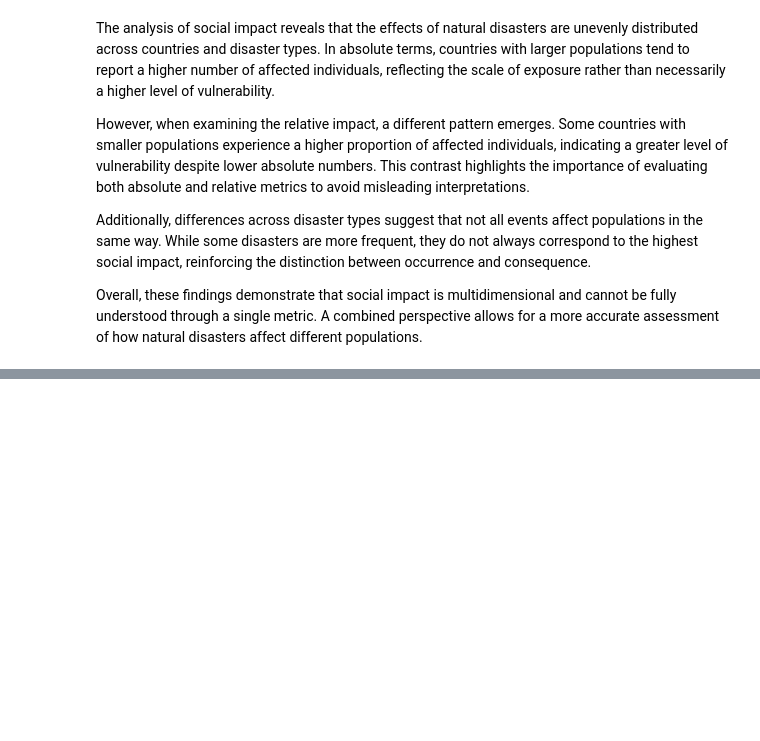
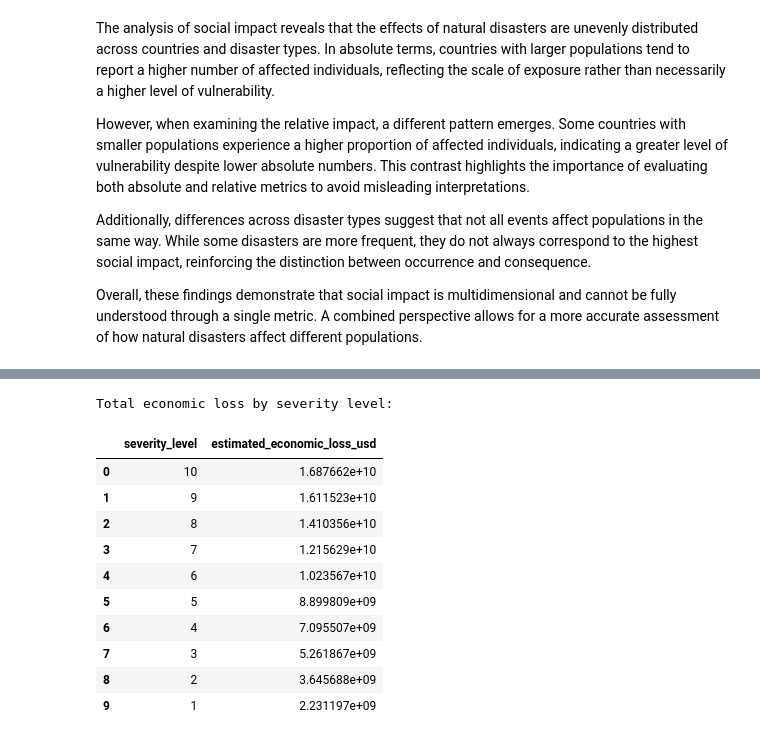
Before and after one commit to ailinalvarez/natural_disaster, a Jupyter notebook: disaster_event.ipynb, the cells around one changed output, grey strips where cells are left out. Drawn from its saved outputs; the diff is of its cells as text; code cells hidden in the pictures; blank space fills up the shorter version.

```diff
--- a/disaster_event.ipynb
+++ b/disaster_event.ipynb
@@ -552,0 +583,20 @@ Overall, these findings demonstrate that social impact is multidimensional and c
+# %%
+# Economic impact by severity
+economic_loss_by_severity = paises_info[['estimated_economic_loss_usd', 'severity_level']]
+economic_loss_by_severity = economic_loss_by_severity.groupby('severity_level')['estimated_economic_loss_usd'].sum().reset_index()
+economic_loss_by_severity = economic_loss_by_severity.sort_values(by='estimated_economic_loss_usd', ascending=False).reset_index(drop=True)
+print('Total economic loss by severity level:')
+display(economic_loss_by_severity.sort_values(by='estimated_economic_loss_usd', ascending=False).reset_index(drop=True))
+# %% [output]
+Total economic loss by severity level:
+|  | severity_level | estimated_economic_loss_usd |
+| 0 | 10 | 1.687662e+10 |
+| 1 | 9 | 1.611523e+10 |
+| 2 | 8 | 1.410356e+10 |
+| 3 | 7 | 1.215629e+10 |
+| 4 | 6 | 1.023567e+10 |
+| 5 | 5 | 8.899809e+09 |
+| 6 | 4 | 7.095507e+09 |
+| 7 | 3 | 5.261867e+09 |
+| 8 | 2 | 3.645688e+09 |
+| 9 | 1 | 2.231197e+09 |
```
Also changed, not shown: parts of 19 cells of this notebook.
